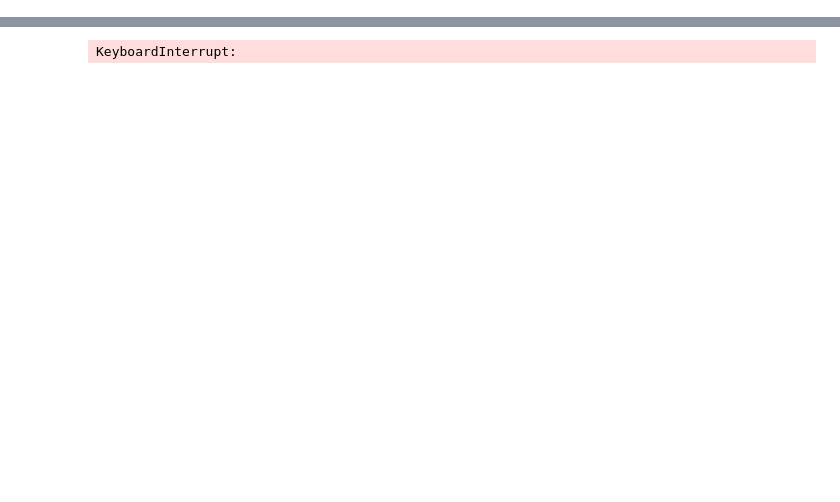
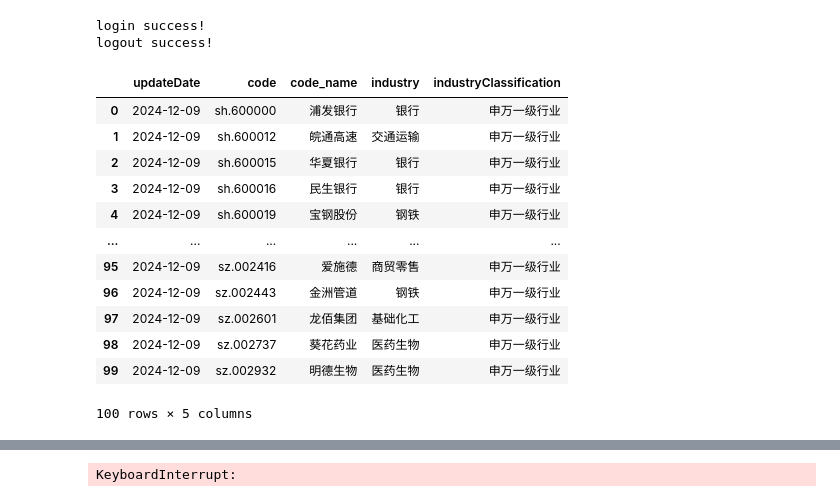
Before and after one commit to lostlau/quant_research, a Jupyter notebook: factor_invest_922.ipynb, the cells around one changed output, grey strips where cells are left out. Drawn from its saved outputs; the diff is of its cells as text; code cells hidden in the pictures; blank space fills up the shorter version.

```diff
--- a/factor_invest_922.ipynb
+++ b/factor_invest_922.ipynb
@@ -8,3 +8,34 @@ import baostock as bs
 from utils import get_index_components, get_csindex_components, get_history_k, get_rs_target, camel_to_snake, df_multi_merge
 import warnings
 warnings.filterwarnings('ignore')
+# %%
+# def get_industry_info()
+
+
+bs.login()
+industry_list = []
+for cd in codes_pool:
+    rs = bs.query_stock_industry(cd)
+    while (rs.error_code == '0') & rs.next():
+        industry_list.append(rs.get_row_data())
+result = pd.DataFrame(industry_list, columns=rs.fields)
+bs.logout()
+result
+
+# df_all_merge[df_all_merge['date']=='2023-12-29']
+# %% [output]
+login success!
+logout success!
+|  | updateDate | code | code_name | industry | industryClassification |
+| 0 | 2024-12-09 | sh.600000 | 浦发银行 | 银行 | 申万一级行业 |
+| 1 | 2024-12-09 | sh.600012 | 皖通高速 | 交通运输 | 申万一级行业 |
+| 2 | 2024-12-09 | sh.600015 | 华夏银行 | 银行 | 申万一级行业 |
+| 3 | 2024-12-09 | sh.600016 | 民生银行 | 银行 | 申万一级行业 |
+| 4 | 2024-12-09 | sh.600019 | 宝钢股份 | 钢铁 | 申万一级行业 |
+| ... | ... | ... | ... | ... | ... |
+| 95 | 2024-12-09 | sz.002416 | 爱施德 | 商贸零售 | 申万一级行业 |
+| 96 | 2024-12-09 | sz.002443 | 金洲管道 | 钢铁 | 申万一级行业 |
+| 97 | 2024-12-09 | sz.002601 | 龙佰集团 | 基础化工 | 申万一级行业 |
+| 98 | 2024-12-09 | sz.002737 | 葵花药业 | 医药生物 | 申万一级行业 |
+| 99 | 2024-12-09 | sz.002932 | 明德生物 | 医药生物 | 申万一级行业 |
+100 rows × 5 columns
```
Also changed, not shown: parts of 9 cells of this notebook, 2 other files.
